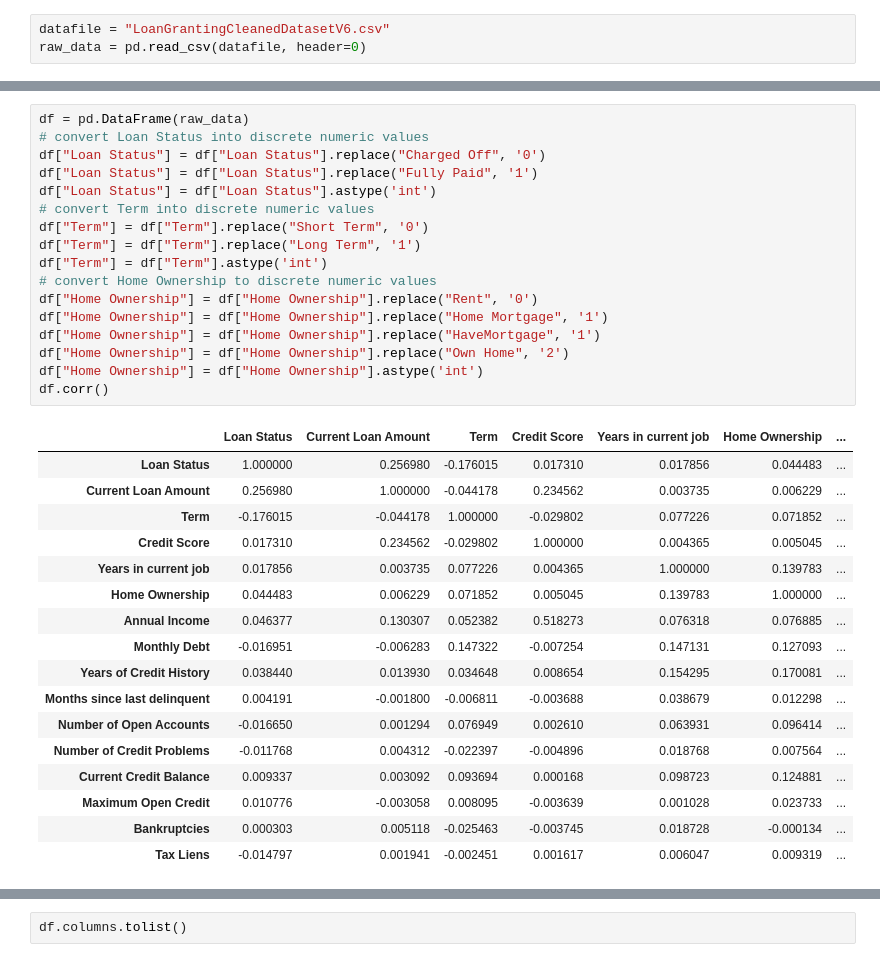
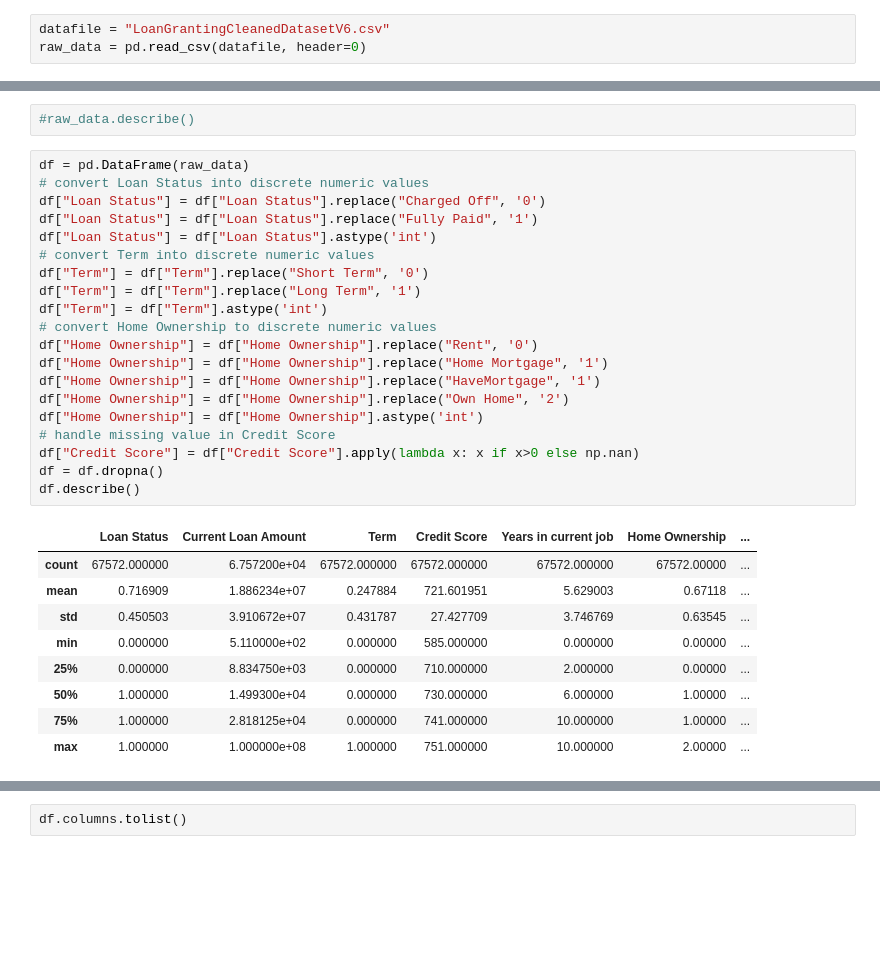
Before and after one commit to jerry-shijieli/MS_Data_Science_Professional_Program, a Jupyter notebook: DataScienceProfessionalProject/experiments/Loan Granting Binary Classification data cleansing.ipynb, the cells around one changed output, grey strips where cells are left out. Drawn from its saved outputs; the diff is of its cells as text; blank space fills up the shorter version.

```diff
--- a/DataScienceProfessionalProject/experiments/Loan Granting Binary Classification data cleansing.ipynb
+++ b/DataScienceProfessionalProject/experiments/Loan Granting Binary Classification data cleansing.ipynb
@@ -41,35 +11,32 @@ raw_data.describe()
+# %%
+#raw_data.describe()
 # %%
 df = pd.DataFrame(raw_data)
 # convert Loan Status into discrete numeric values
 df["Loan Status"] = df["Loan Status"].replace("Charged Off", '0')
 df["Loan Status"] = df["Loan Status"].replace("Fully Paid", '1')
 df["Loan Status"] = df["Loan Status"].astype('int')
 # convert Term into discrete numeric values
 df["Term"] = df["Term"].replace("Short Term", '0')
 df["Term"] = df["Term"].replace("Long Term", '1')
 df["Term"] = df["Term"].astype('int')
 # convert Home Ownership to discrete numeric values
 df["Home Ownership"] = df["Home Ownership"].replace("Rent", '0')
 df["Home Ownership"] = df["Home Ownership"].replace("Home Mortgage", '1')
 df["Home Ownership"] = df["Home Ownership"].replace("HaveMortgage", '1')
 df["Home Ownership"] = df["Home Ownership"].replace("Own Home", '2')
 df["Home Ownership"] = df["Home Ownership"].astype('int')
-df.corr()
+# handle missing value in Credit Score
+df["Credit Score"] = df["Credit Score"].apply(lambda x: x if x>0 else np.nan)
+df = df.dropna()
+df.describe()
 # %% [output]
 |  | Loan Status | Current Loan Amount | Term | Credit Score | Years in current job | Home Ownership | ... |
-| Loan Status | 1.000000 | 0.256980 | -0.176015 | 0.017310 | 0.017856 | 0.044483 | ... |
-| Current Loan Amount | 0.256980 | 1.000000 | -0.044178 | 0.234562 | 0.003735 | 0.006229 | ... |
-| Term | -0.176015 | -0.044178 | 1.000000 | -0.029802 | 0.077226 | 0.071852 | ... |
-| Credit Score | 0.017310 | 0.234562 | -0.029802 | 1.000000 | 0.004365 | 0.005045 | ... |
-| Years in current job | 0.017856 | 0.003735 | 0.077226 | 0.004365 | 1.000000 | 0.139783 | ... |
-| Home Ownership | 0.044483 | 0.006229 | 0.071852 | 0.005045 | 0.139783 | 1.000000 | ... |
-| Annual Income | 0.046377 | 0.130307 | 0.052382 | 0.518273 | 0.076318 | 0.076885 | ... |
-| Monthly Debt | -0.016951 | -0.006283 | 0.147322 | -0.007254 | 0.147131 | 0.127093 | ... |
-| Years of Credit History | 0.038440 | 0.013930 | 0.034648 | 0.008654 | 0.154295 | 0.170081 | ... |
-| Months since last delinquent | 0.004191 | -0.001800 | -0.006811 | -0.003688 | 0.038679 | 0.012298 | ... |
-| Number of Open Accounts | -0.016650 | 0.001294 | 0.076949 | 0.002610 | 0.063931 | 0.096414 | ... |
-| Number of Credit Problems | -0.011768 | 0.004312 | -0.022397 | -0.004896 | 0.018768 | 0.007564 | ... |
-| Current Credit Balance | 0.009337 | 0.003092 | 0.093694 | 0.000168 | 0.098723 | 0.124881 | ... |
-| Maximum Open Credit | 0.010776 | -0.003058 | 0.008095 | -0.003639 | 0.001028 | 0.023733 | ... |
-| Bankruptcies | 0.000303 | 0.005118 | -0.025463 | -0.003745 | 0.018728 | -0.000134 | ... |
-| Tax Liens | -0.014797 | 0.001941 | -0.002451 | 0.001617 | 0.006047 | 0.009319 | ... |
+| count | 67572.000000 | 6.757200e+04 | 67572.000000 | 67572.000000 | 67572.000000 | 67572.00000 | ... |
+| mean | 0.716909 | 1.886234e+07 | 0.247884 | 721.601951 | 5.629003 | 0.67118 | ... |
+| std | 0.450503 | 3.910672e+07 | 0.431787 | 27.427709 | 3.746769 | 0.63545 | ... |
+| min | 0.000000 | 5.110000e+02 | 0.000000 | 585.000000 | 0.000000 | 0.00000 | ... |
+| 25% | 0.000000 | 8.834750e+03 | 0.000000 | 710.000000 | 2.000000 | 0.00000 | ... |
+| 50% | 1.000000 | 1.499300e+04 | 0.000000 | 730.000000 | 6.000000 | 1.00000 | ... |
+| 75% | 1.000000 | 2.818125e+04 | 0.000000 | 741.000000 | 10.000000 | 1.00000 | ... |
+| max | 1.000000 | 1.000000e+08 | 1.000000 | 751.000000 | 10.000000 | 2.00000 | ... |
```
Also changed, not shown: parts of 14 cells of this notebook.
